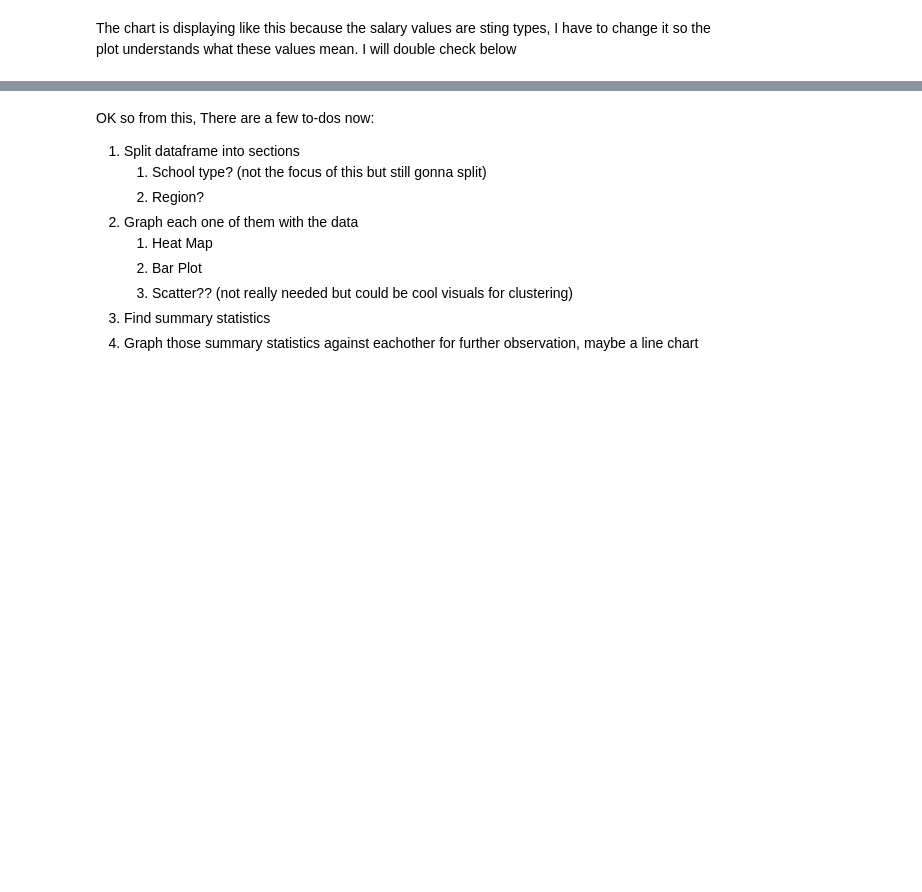
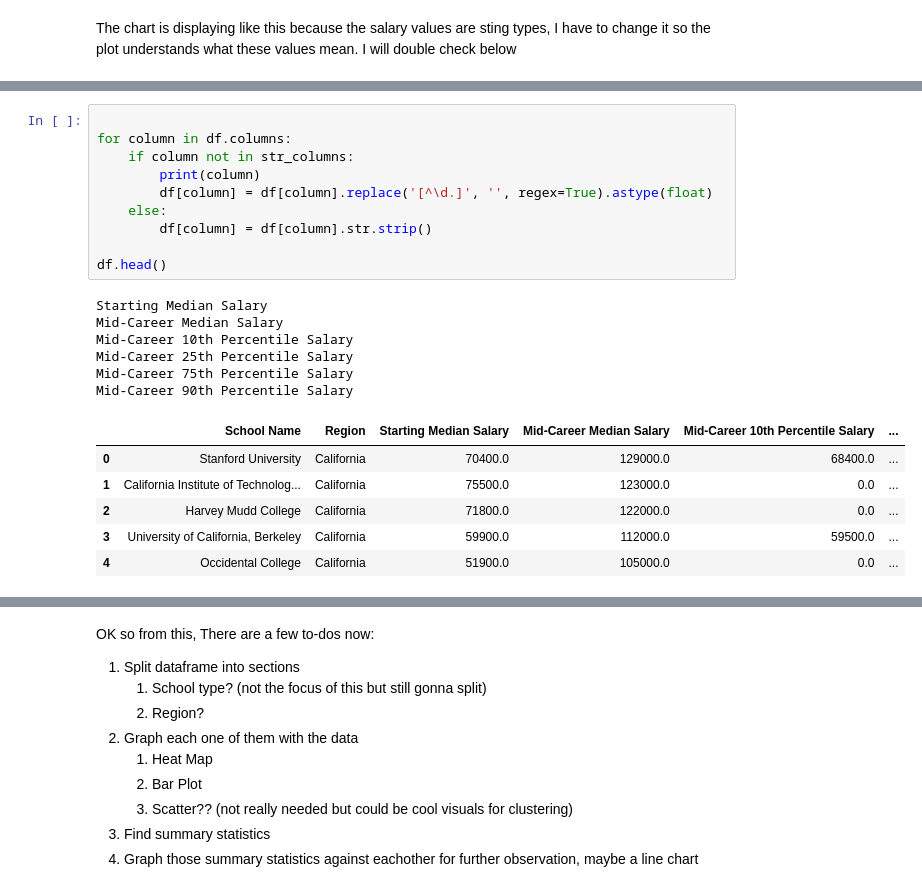
Before and after one commit to Immersor-git/CECS_450_Fall2023_Sem_Project, a Jupyter notebook: Salary By Region/bonnieWIP.ipynb, the cells around one changed output, grey strips where cells are left out. Cells and saved outputs as stored; diff of their text form; blank space fills up the shorter version.

```diff
--- a/Salary By Region/bonnieWIP.ipynb
+++ b/Salary By Region/bonnieWIP.ipynb
@@ -50,2 +65,25 @@ The chart is displaying like this because the salary values are sting types, I h
+# %%
+
+for column in df.columns:
+    if column not in str_columns:
+        print(column)
+        df[column] = df[column].replace('[^\d.]', '', regex=True).astype(float)
+    else:
+        df[column] = df[column].str.strip()
+
+df.head()
+# %% [output]
+Starting Median Salary
+Mid-Career Median Salary
+Mid-Career 10th Percentile Salary
+Mid-Career 25th Percentile Salary
+Mid-Career 75th Percentile Salary
+Mid-Career 90th Percentile Salary
+|  | School Name | Region | Starting Median Salary | Mid-Career Median Salary | Mid-Career 10th Percentile Salary | ... |
+| 0 | Stanford University | California | 70400.0 | 129000.0 | 68400.0 | ... |
+| 1 | California Institute of Technolog... | California | 75500.0 | 123000.0 | 0.0 | ... |
+| 2 | Harvey Mudd College | California | 71800.0 | 122000.0 | 0.0 | ... |
+| 3 | University of California, Berkeley | California | 59900.0 | 112000.0 | 59500.0 | ... |
+| 4 | Occidental College | California | 51900.0 | 105000.0 | 0.0 | ... |
 # %%
 
```
Also changed, not shown: parts of 7 cells of this notebook.
